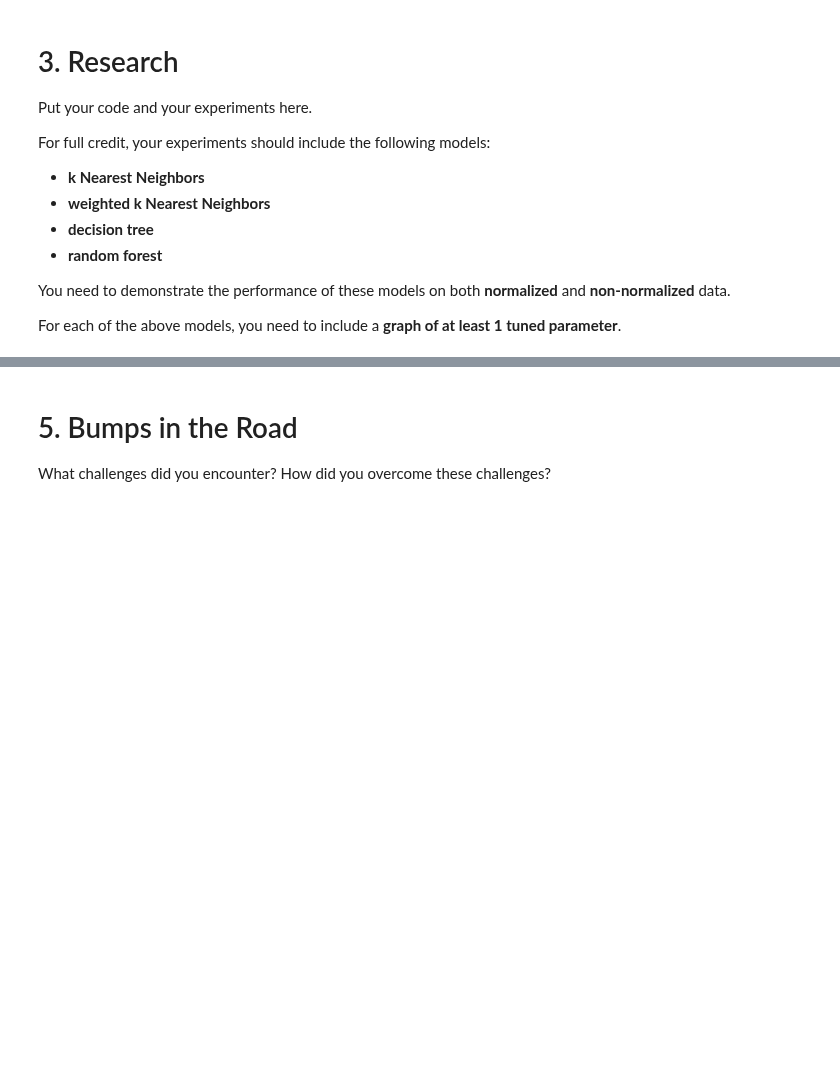
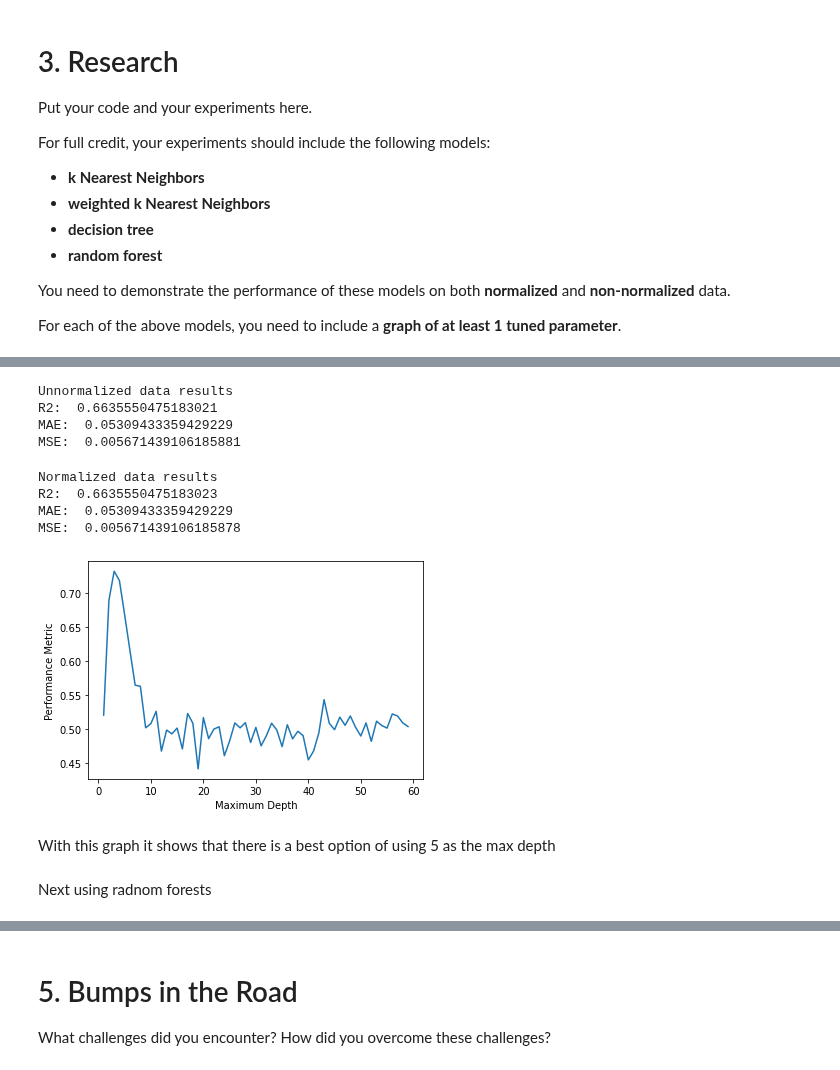
Before and after one commit to rilschultz/CS167Notes, a Jupyter notebook: Project1_starter.ipynb, the cells around one changed output, grey strips where cells are left out. Cells and saved outputs as stored; diff of their text form; code cells hidden in the pictures; blank space fills up the shorter version.

```diff
--- a/Project1_starter.ipynb
+++ b/Project1_starter.ipynb
@@ -164,0 +223,78 @@ MSE:  0.002643719064032473
+# %%
+#classic scikit-learn algorithm
+
+#0. import libraries
+from sklearn import tree
+from sklearn import metrics
+
+dt = tree.DecisionTreeRegressor(max_depth = 5, random_state = 3)
+
+dt.fit(train_data,train_sln)
+
+admit_predictions = dt.predict(test_data)
+
+print("Unnormalized data results")
+print("R2: ", metrics.r2_score(test_sln, admit_predictions))
+print("MAE: ", metrics.mean_absolute_error(test_sln, admit_predictions))
+print("MSE: ", metrics.mean_squared_error(test_sln, admit_predictions))
+# %% [output]
+Unnormalized data results
+R2:  0.6635550475183021
+MAE:  0.05309433359429229
+MSE:  0.005671439106185881
+# %%
+dt2 = tree.DecisionTreeRegressor(max_depth = 5, random_state = 5)
+
+dt2.fit(train_data_normalized, train_sln)
+
+admit_preds = dt2.predict(test_data_normalized)
+
+print("Normalized data results")
+print("R2: ", metrics.r2_score(test_sln, admit_preds))
+print("MAE: ", metrics.mean_absolute_error(test_sln, admit_preds))
+print("MSE: ", metrics.mean_squared_error(test_sln, admit_preds))
+# %% [output]
+Normalized data results
+R2:  0.6635550475183023
+MAE:  0.05309433359429229
+MSE:  0.005671439106185878
+# %%
+import numpy as np
+import pandas as pd
+import matplotlib.pyplot as plt
+from sklearn.tree import DecisionTreeRegressor
+from sklearn import metrics
+
+# Load the data into a Pandas DataFrame
+data = admData
+
+# Separate the target variable from the features
+target = 'Chance of Admit '
+predictors = admData.columns.drop(target, 'Serial No.')
+train_data, test_data, train_sln, test_sln = train_test_split(admData[predictors], admData[target])
+
+# Create a range of maximum depth values
+max_depths = np.arange(1, 60)
+
+# Create an empty list to store the performance metric for each value of maximum depth
+performance_metrics = []
+
+# Iterate over each value of maximum depth and compute the performance metric
+for depth in max_depths:
+    model = DecisionTreeRegressor(max_depth=depth)
+    model.fit(train_data, train_sln)
+    y_pred = model.predict(test_data)
+    performance_metric = metrics.r2_score(test_sln, y_pred)
+    performance_metrics.append(performance_metric)
+
+# Plot the performance metric against the maximum depth
+plt.plot(max_depths, performance_metrics)
+plt.xlabel('Maximum Depth')
+plt.ylabel('Performance Metric')
+plt.show()
+# %% [output]
+[figure, added]
+# %% [markdown]
+With this graph it shows that there is a best option of using 5 as the max depth
+# %% [markdown]
+Next using radnom forests
```
Also changed, not shown: parts of 16 cells of this notebook.
